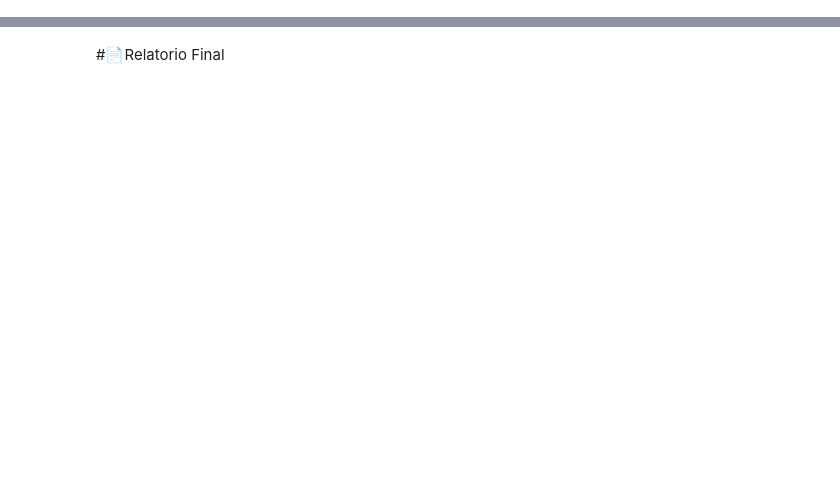
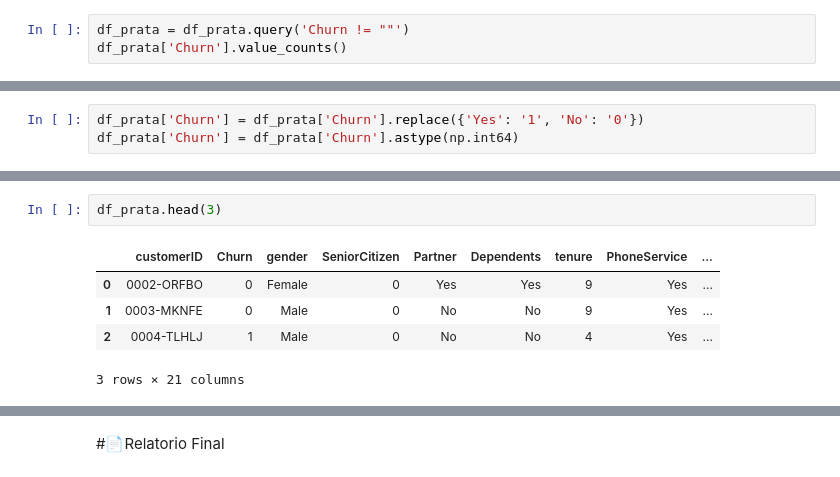
Before and after one commit to mauricioaalmeida/ONE-TelecomX, a Jupyter notebook: TelecomX_BR.ipynb, the cells around one changed output, grey strips where cells are left out. Saved outputs shown, nothing was run; the diff lists cells and outputs as text; blank space fills up the shorter version.

```diff
--- a/TelecomX_BR.ipynb
+++ b/TelecomX_BR.ipynb
@@ -29,0 +203,3 @@ url =
+# %%
+df_prata = df_prata.query('Churn != ""')
+df_prata['Churn'].value_counts()
@@ -29,0 +212,3 @@ url =
+# %%
+df_prata['Churn'] = df_prata['Churn'].replace({'Yes': '1', 'No': '0'})
+df_prata['Churn'] = df_prata['Churn'].astype(np.int64)
@@ -29,0 +228,8 @@ url =
+# %%
+df_prata.head(3)
+# %% [output]
+|  | customerID | Churn | gender | SeniorCitizen | Partner | Dependents | tenure | PhoneService | ... |
+| 0 | 0002-ORFBO | 0 | Female | 0 | Yes | Yes | 9 | Yes | ... |
+| 1 | 0003-MKNFE | 0 | Male | 0 | No | No | 9 | Yes | ... |
+| 2 | 0004-TLHLJ | 1 | Male | 0 | No | No | 4 | Yes | ... |
+3 rows × 21 columns
```
Also changed, not shown: parts of 70 cells of this notebook.
